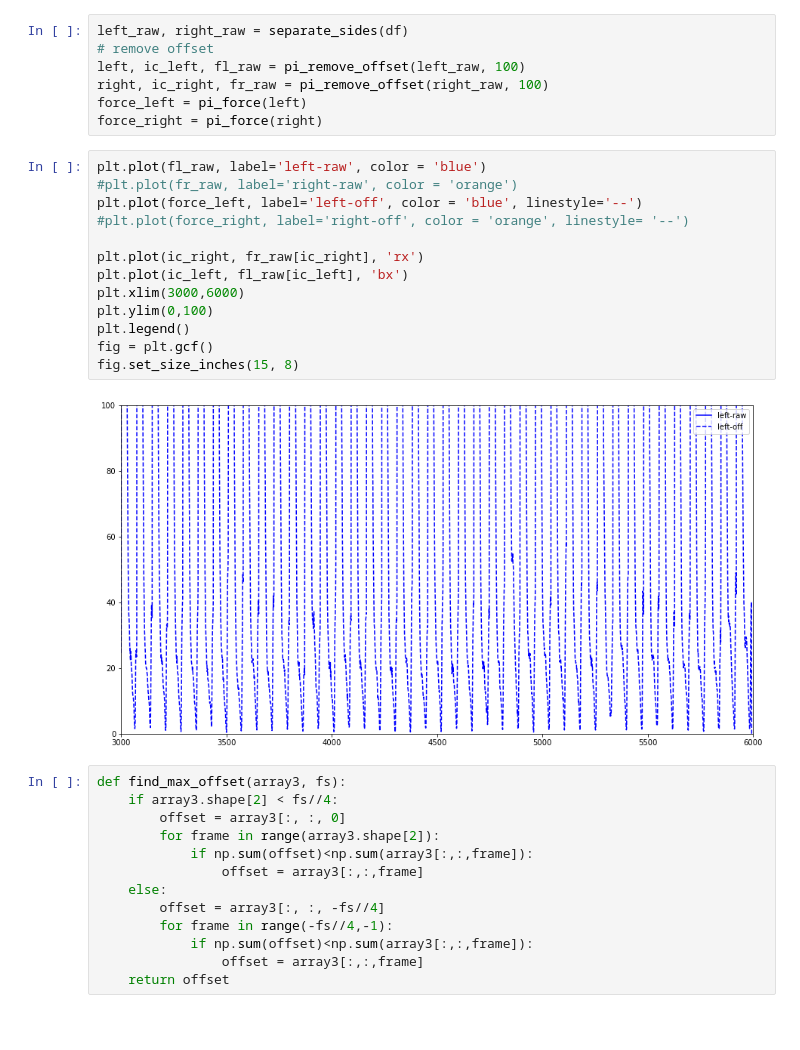
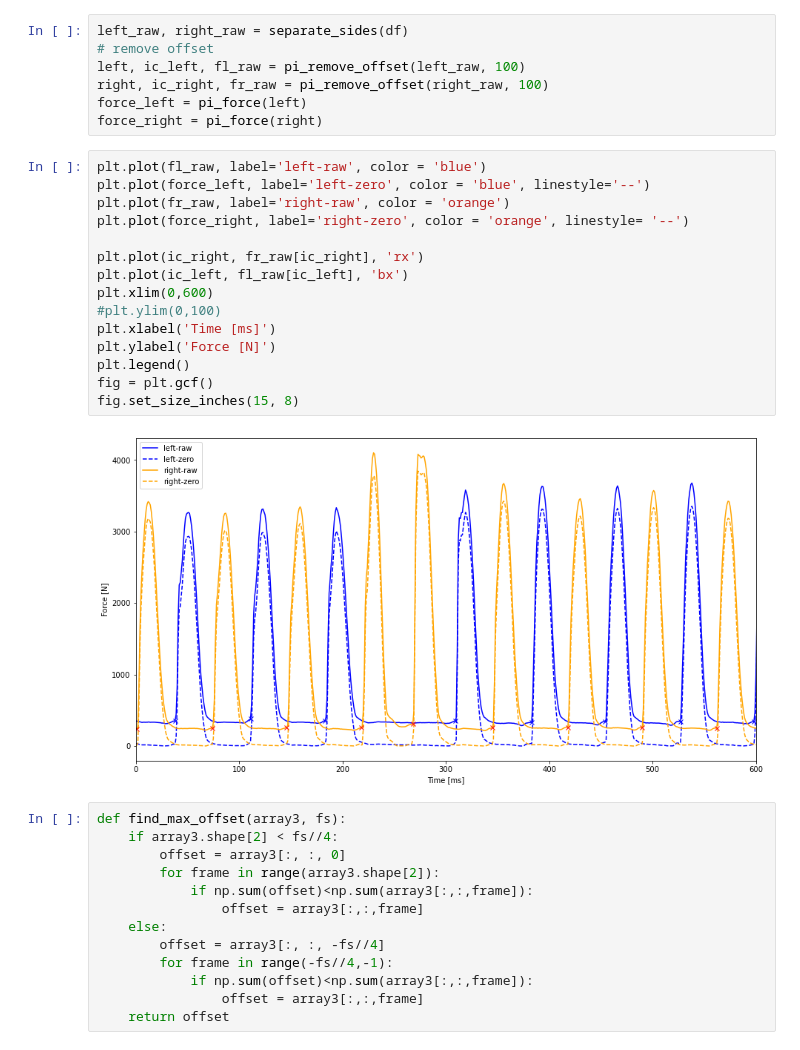
Before and after one commit to luceskywalker/TexSense, a Jupyter notebook: study1/jupyter/p01/refine_offset_remove.ipynb, the cells around one changed output. Cells and saved outputs as stored; diff of their text form; blank space fills up the shorter version.

Commit message:
extracted some example plots for sprintmeeting

```diff
--- a/study1/jupyter/p01/refine_offset_remove.ipynb
+++ b/study1/jupyter/p01/refine_offset_remove.ipynb
@@ -128,19 +128,21 @@ force_left = pi_force(left)
 force_right = pi_force(right)
 # %%
 plt.plot(fl_raw, label='left-raw', color = 'blue')
-#plt.plot(fr_raw, label='right-raw', color = 'orange')
-plt.plot(force_left, label='left-off', color = 'blue', linestyle='--')
-#plt.plot(force_right, label='right-off', color = 'orange', linestyle= '--')
+plt.plot(force_left, label='left-zero', color = 'blue', linestyle='--')
+plt.plot(fr_raw, label='right-raw', color = 'orange')
+plt.plot(force_right, label='right-zero', color = 'orange', linestyle= '--')
 
 plt.plot(ic_right, fr_raw[ic_right], 'rx')
 plt.plot(ic_left, fl_raw[ic_left], 'bx')
-plt.xlim(3000,6000)
-plt.ylim(0,100)
+plt.xlim(0,600)
+#plt.ylim(0,100)
+plt.xlabel('Time [ms]')
+plt.ylabel('Force [N]')
 plt.legend()
 fig = plt.gcf()
 fig.set_size_inches(15, 8)
 # %% [output]
-[figure, old version]
+[figure, new version]
 # %%
 def find_max_offset(array3, fs):
     if array3.shape[2] < fs//4:
```
Also changed, not shown: parts of 3 cells of this notebook, 4 other files.
